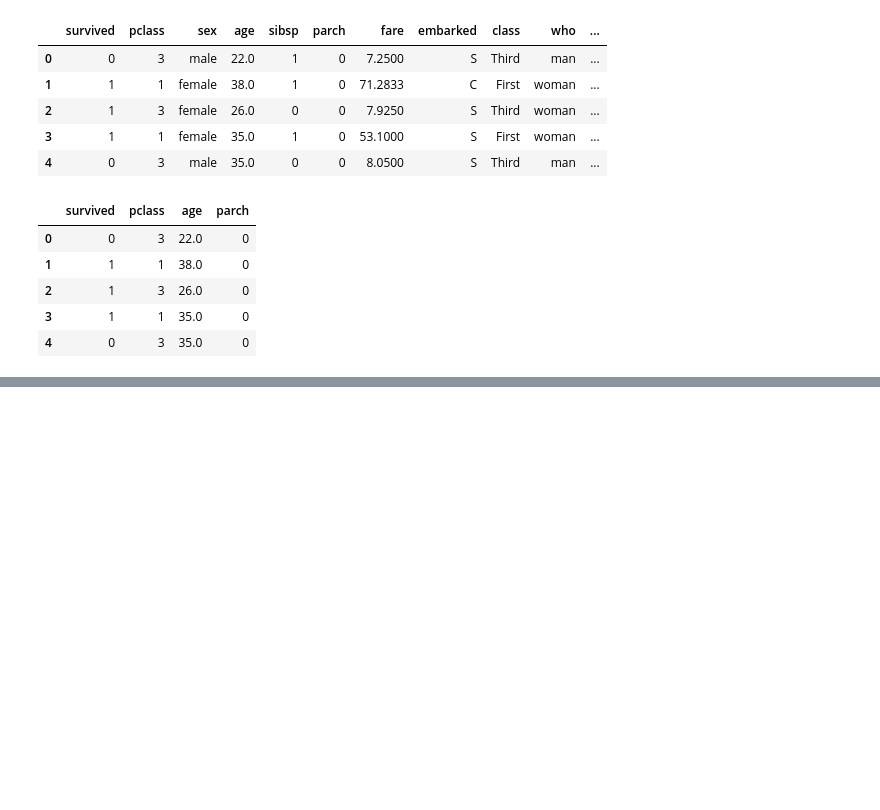
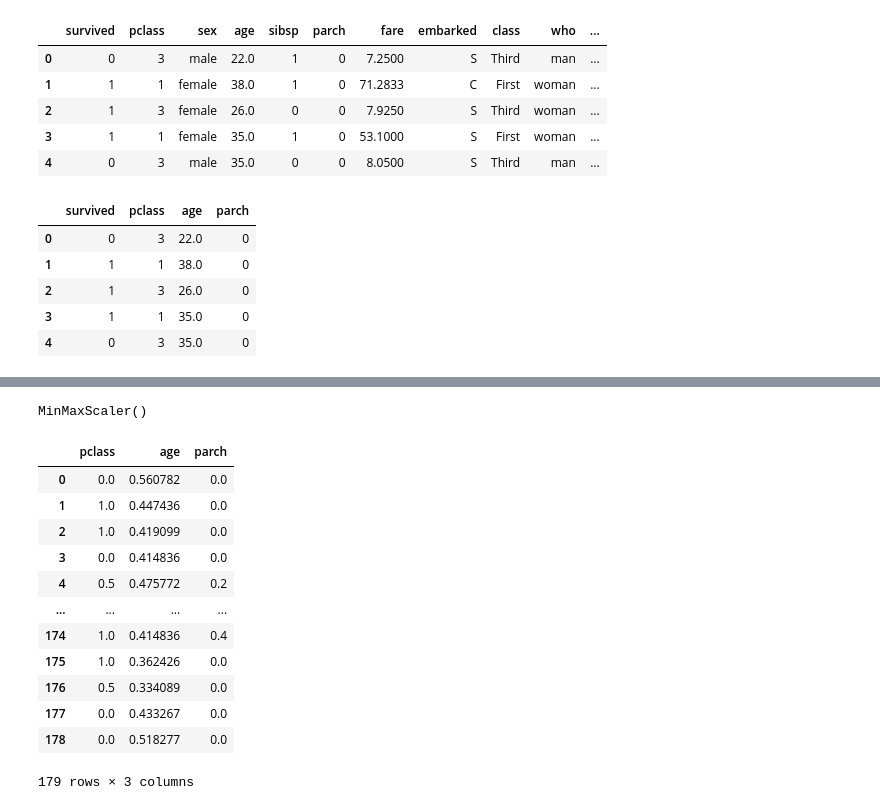
Before and after one commit to asadozzaman/feature-scalling, a Jupyter notebook: Feature Scaling.ipynb, the cells around one changed output, grey strips where cells are left out. Drawn from its saved outputs; the diff is of its cells as text; code cells hidden in the pictures; blank space fills up the shorter version.

```diff
--- a/Feature Scaling.ipynb
+++ b/Feature Scaling.ipynb
@@ -28,0 +112,5 @@ df2.head()
+# %%
+mmc = MinMaxScaler()
+mmc.fit(X_train)
+# %% [output]
+MinMaxScaler()
@@ -28,0 +120,16 @@ df2.head()
+# %%
+X_test_mmc
+# %% [output]
+|  | pclass | age | parch |
+| 0 | 0.0 | 0.560782 | 0.0 |
+| 1 | 1.0 | 0.447436 | 0.0 |
+| 2 | 1.0 | 0.419099 | 0.0 |
+| 3 | 0.0 | 0.414836 | 0.0 |
+| 4 | 0.5 | 0.475772 | 0.2 |
+| ... | ... | ... | ... |
+| 174 | 1.0 | 0.414836 | 0.4 |
+| 175 | 1.0 | 0.362426 | 0.0 |
+| 176 | 0.5 | 0.334089 | 0.0 |
+| 177 | 0.0 | 0.433267 | 0.0 |
+| 178 | 0.0 | 0.518277 | 0.0 |
+179 rows × 3 columns
```
Also changed, not shown: parts of 19 cells of this notebook.
